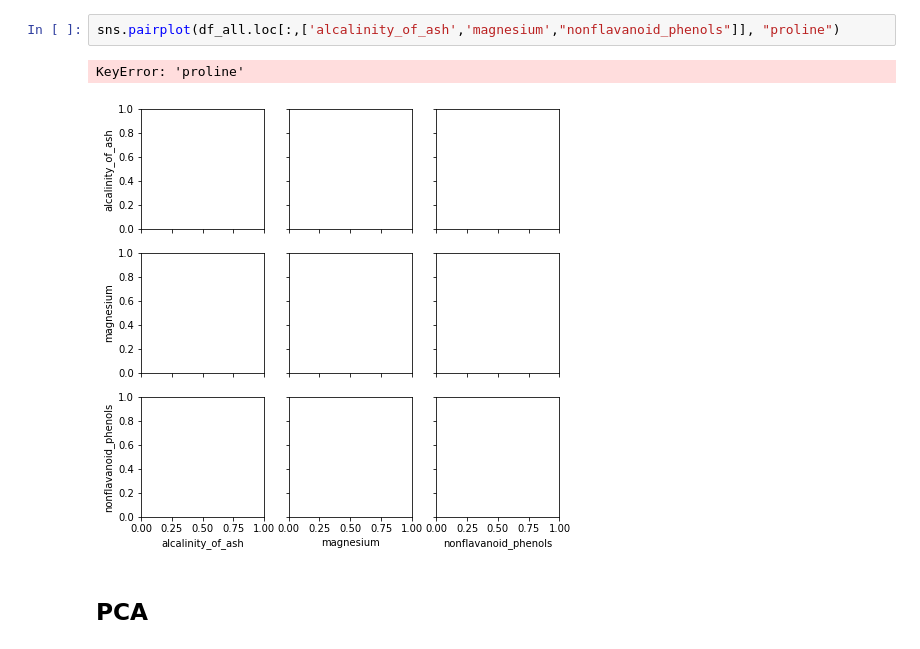
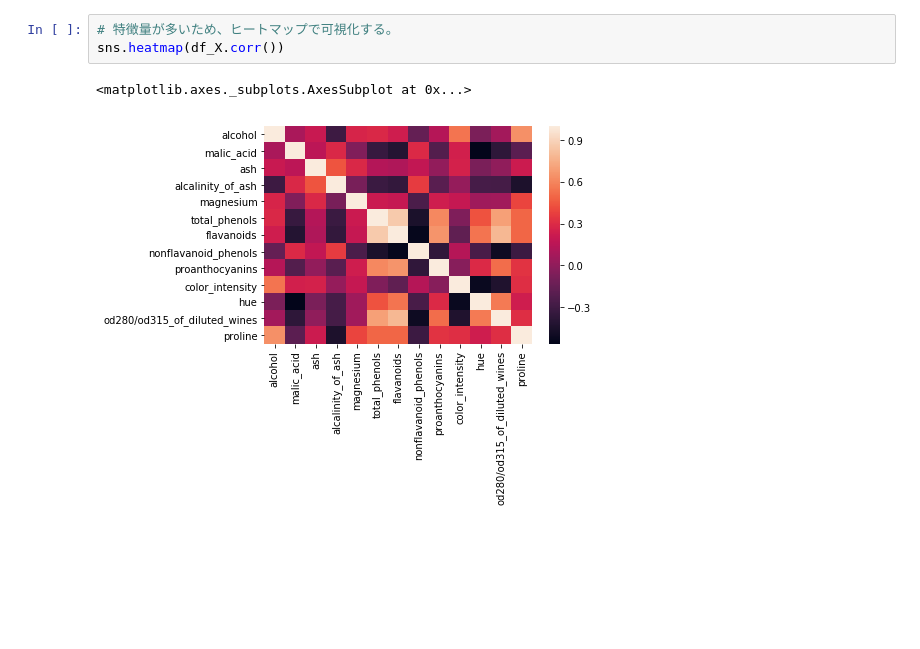
Before and after one commit to qu1sta/sklearn_samples, a Jupyter notebook: dimensionalityreduction.ipynb, the cells around one changed output. Saved outputs shown, nothing was run; the diff lists cells and outputs as text; blank space fills up the shorter version.

```diff
--- a/dimensionalityreduction.ipynb
+++ b/dimensionalityreduction.ipynb
@@ -108,7 +86,6 @@ print(df_all.keys)
-# %%
-sns.pairplot(df_all.loc[:,['alcalinity_of_ash','magnesium',"nonflavanoid_phenols"]], "proline")
-# %% [output]
-KeyError: 'proline'
-[figure, removed]
-# %% [markdown]
-## PCA
+# %%
+# 特徴量が多いため、ヒートマップで可視化する。
+sns.heatmap(df_X.corr())
+# %% [output]
+<matplotlib.axes._subplots.AxesSubplot at 0x...>
+[figure, added]
```
Also changed, not shown: parts of 23 cells of this notebook.
